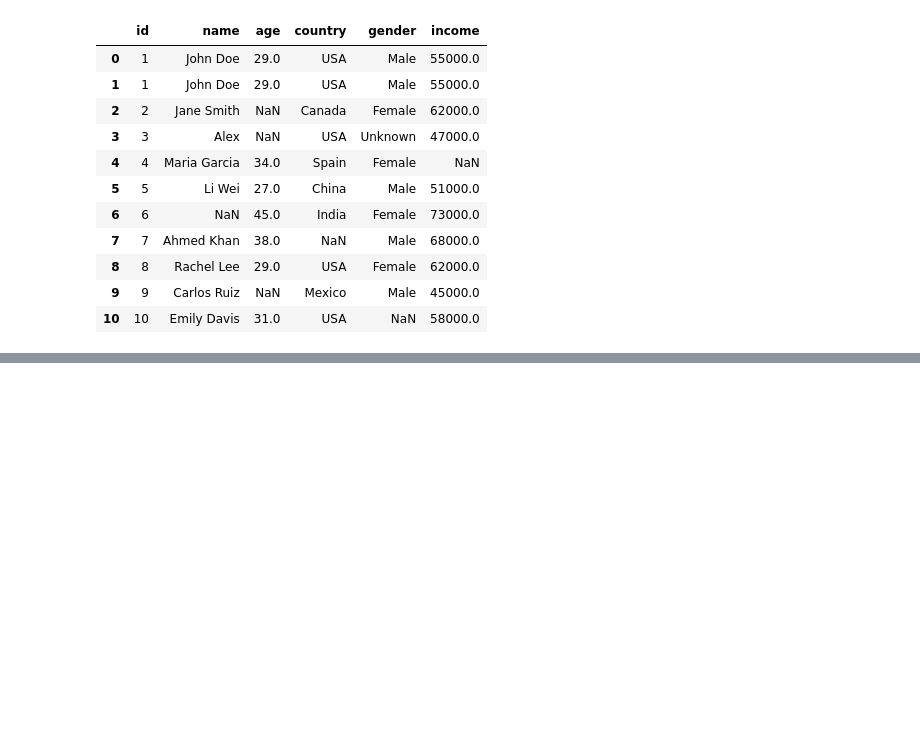
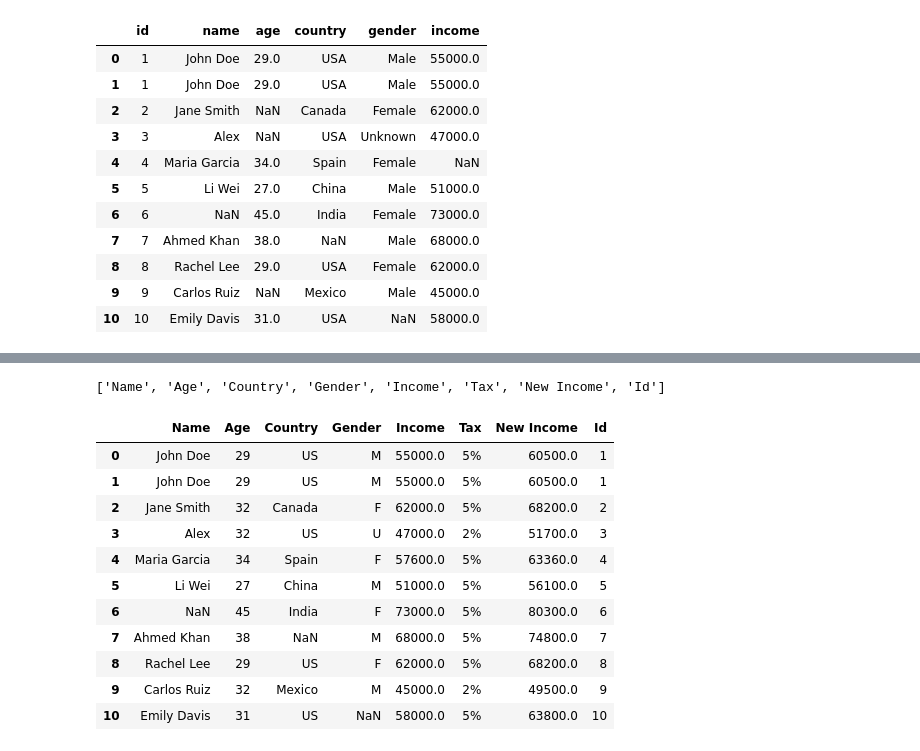
Before and after one commit to Vanshaj14Mohan/AI-and-ML, a Jupyter notebook: Section Two/Practical/demo.ipynb, the cells around one changed output, grey strips where cells are left out. Drawn from its saved outputs; the diff is of its cells as text; code cells hidden in the pictures; blank space fills up the shorter version.

```diff
--- a/Section Two/Practical/demo.ipynb
+++ b/Section Two/Practical/demo.ipynb
@@ -926,0 +942,20 @@ df
+# %%
+new_order = [col for col in df2.columns if col != "Id"] + ["Id"]
+print(new_order)
+# %% [output]
+['Name', 'Age', 'Country', 'Gender', 'Income', 'Tax', 'New Income', 'Id']
+# %%
+df2[new_order]
+# %% [output]
+|  | Name | Age | Country | Gender | Income | Tax | New Income | Id |
+| 0 | John Doe | 29 | US | M | 55000.0 | 5% | 60500.0 | 1 |
+| 1 | John Doe | 29 | US | M | 55000.0 | 5% | 60500.0 | 1 |
+| 2 | Jane Smith | 32 | Canada | F | 62000.0 | 5% | 68200.0 | 2 |
+| 3 | Alex | 32 | US | U | 47000.0 | 2% | 51700.0 | 3 |
+| 4 | Maria Garcia | 34 | Spain | F | 57600.0 | 5% | 63360.0 | 4 |
+| 5 | Li Wei | 27 | China | M | 51000.0 | 5% | 56100.0 | 5 |
+| 6 | NaN | 45 | India | F | 73000.0 | 5% | 80300.0 | 6 |
+| 7 | Ahmed Khan | 38 | NaN | M | 68000.0 | 5% | 74800.0 | 7 |
+| 8 | Rachel Lee | 29 | US | F | 62000.0 | 5% | 68200.0 | 8 |
+| 9 | Carlos Ruiz | 32 | Mexico | M | 45000.0 | 2% | 49500.0 | 9 |
+| 10 | Emily Davis | 31 | US | NaN | 58000.0 | 5% | 63800.0 | 10 |
```
Also changed, not shown: parts of 1 cell of this notebook.
